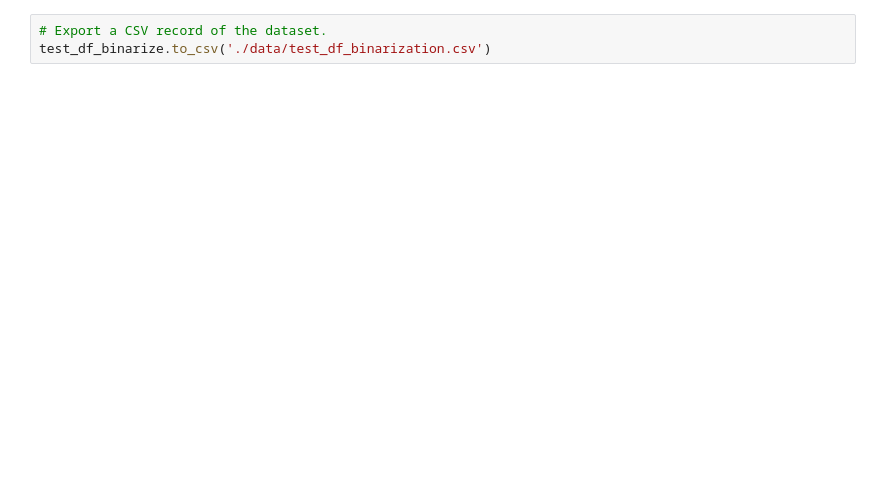
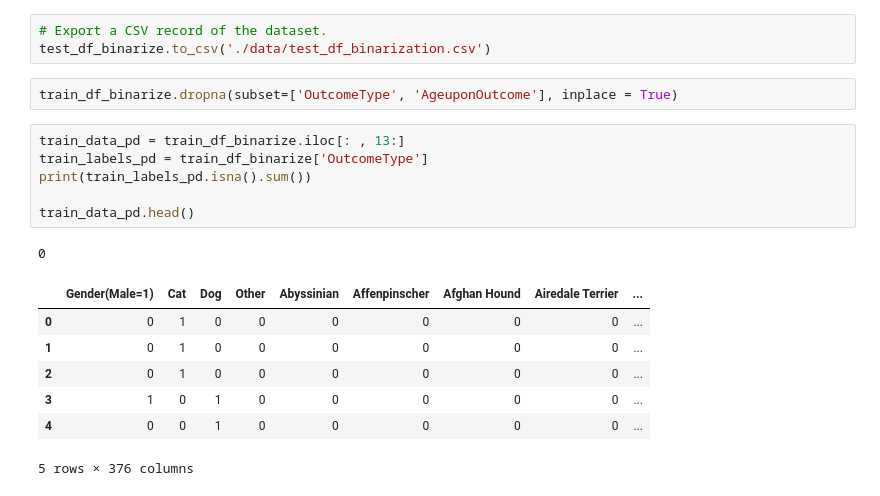
Before and after one commit to BZaldua/animal-shelter-AI, a Jupyter notebook: model_evaluation/Shelter_Animal_Prediction_Models.ipynb, the cells around one changed output. Cells and saved outputs as stored; diff of their text form; blank space fills up the shorter version.

```diff
--- a/model_evaluation/Shelter_Animal_Prediction_Models.ipynb
+++ b/model_evaluation/Shelter_Animal_Prediction_Models.ipynb
@@ -705,3 +704,20 @@ New number of columns in the test binarization dataset removing test only column
 # %%
 # Export a CSV record of the dataset.
 test_df_binarize.to_csv('./data/test_df_binarization.csv')
+# %%
+train_df_binarize.dropna(subset=['OutcomeType', 'AgeuponOutcome'], inplace = True)
+# %%
+train_data_pd = train_df_binarize.iloc[: , 13:]
+train_labels_pd = train_df_binarize['OutcomeType']
+print(train_labels_pd.isna().sum())
+
+train_data_pd.head()
+# %% [output]
+0
+|  | Gender(Male=1) | Cat | Dog | Other | Abyssinian | Affenpinscher | Afghan Hound | Airedale Terrier | ... |
+| 0 | 0 | 1 | 0 | 0 | 0 | 0 | 0 | 0 | ... |
+| 1 | 0 | 1 | 0 | 0 | 0 | 0 | 0 | 0 | ... |
+| 2 | 0 | 1 | 0 | 0 | 0 | 0 | 0 | 0 | ... |
+| 3 | 1 | 0 | 1 | 0 | 0 | 0 | 0 | 0 | ... |
+| 4 | 0 | 0 | 1 | 0 | 0 | 0 | 0 | 0 | ... |
+5 rows × 376 columns
```
Also changed, not shown: parts of 41 cells of this notebook.
